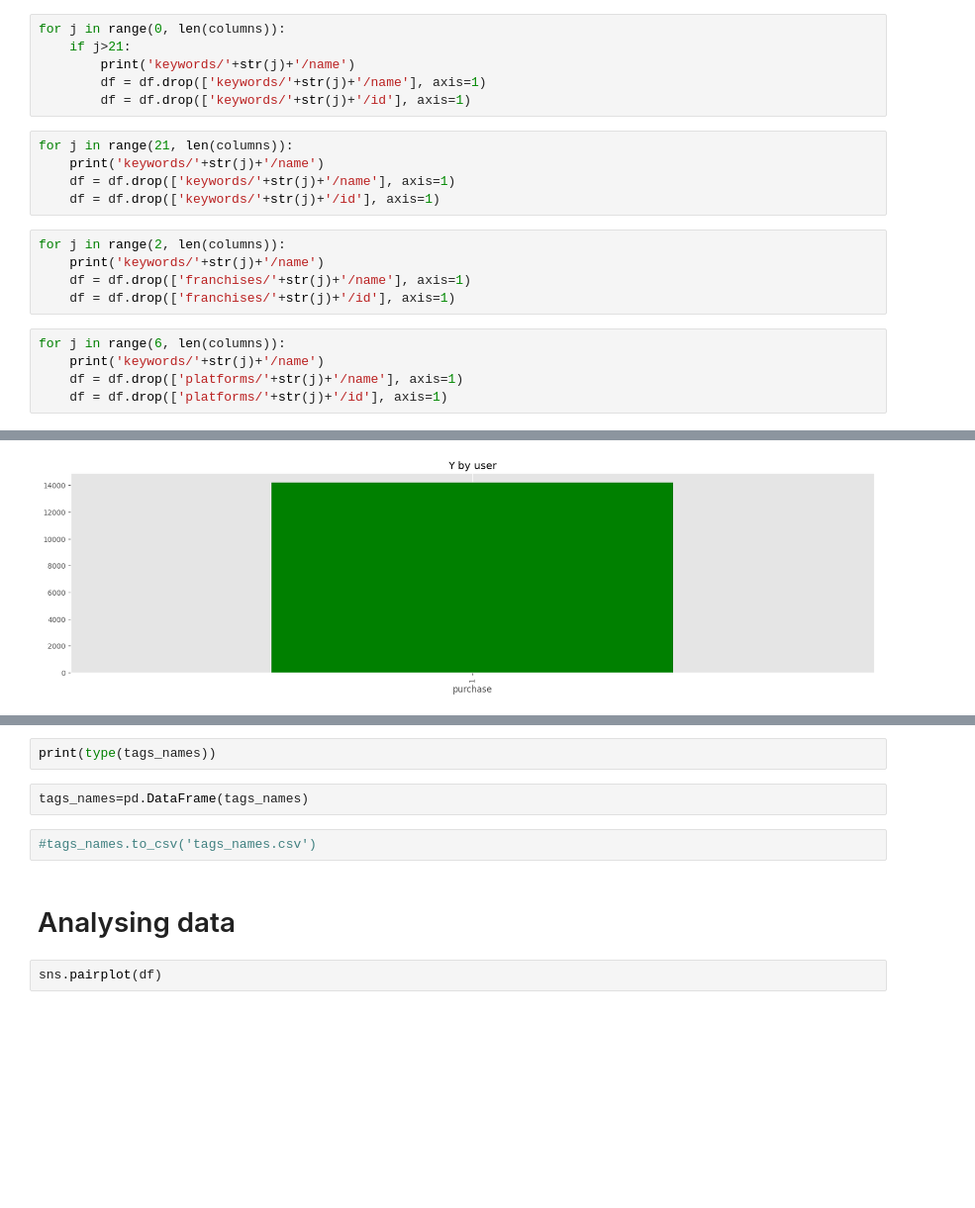
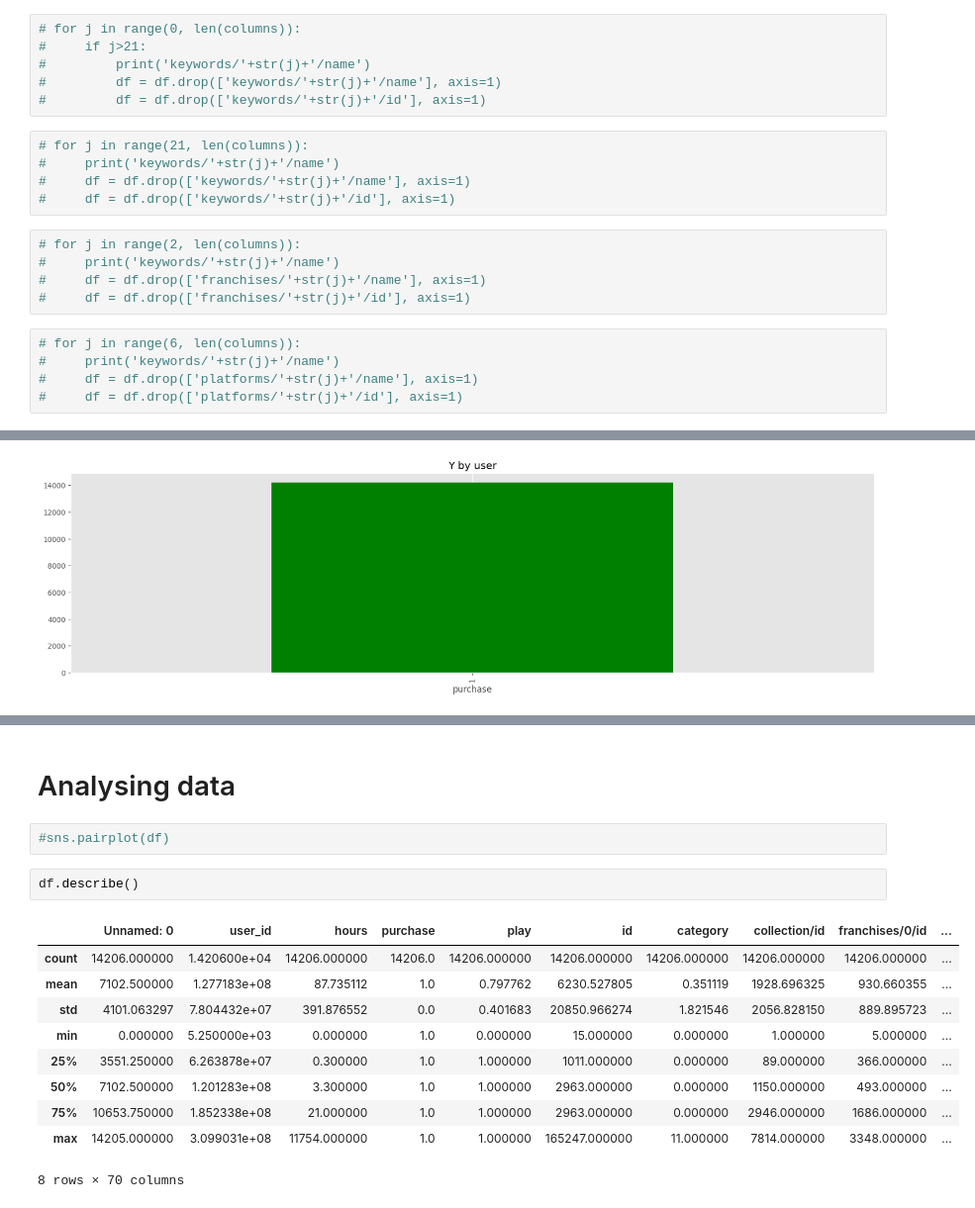
Before and after one commit to OmarEmad313/video-game-recommendation, a Jupyter notebook: video game recommendation with explicit rating/Video game recommendation with explicit data.ipynb, the cells around one changed output, grey strips where cells are left out. Shown at 99% size. Drawn from its saved outputs; the diff is of its cells as text; blank space fills up the shorter version.

```diff
--- a/video game recommendation with explicit rating/Video game recommendation with explicit data.ipynb
+++ b/video game recommendation with explicit rating/Video game recommendation with explicit data.ipynb
@@ -143,23 +102,23 @@ print('keywords/'+str(i)+'/name')
 # %% [output]
 keywords/2/name
 # %%
-for j in range(0, len(columns)):
-    if j>21:
-        print('keywords/'+str(j)+'/name')
-        df = df.drop(['keywords/'+str(j)+'/name'], axis=1)
-        df = df.drop(['keywords/'+str(j)+'/id'], axis=1)
+# for j in range(0, len(columns)):
+#     if j>21:
+#         print('keywords/'+str(j)+'/name')
+#         df = df.drop(['keywords/'+str(j)+'/name'], axis=1)
+#         df = df.drop(['keywords/'+str(j)+'/id'], axis=1)
 # %%
-for j in range(21, len(columns)):
-    print('keywords/'+str(j)+'/name')
-    df = df.drop(['keywords/'+str(j)+'/name'], axis=1)
-    df = df.drop(['keywords/'+str(j)+'/id'], axis=1)
+# for j in range(21, len(columns)):
+#     print('keywords/'+str(j)+'/name')
+#     df = df.drop(['keywords/'+str(j)+'/name'], axis=1)
+#     df = df.drop(['keywords/'+str(j)+'/id'], axis=1)
 # %%
-for j in range(2, len(columns)):
-    print('keywords/'+str(j)+'/name')
-    df = df.drop(['franchises/'+str(j)+'/name'], axis=1)
-    df = df.drop(['franchises/'+str(j)+'/id'], axis=1)
+# for j in range(2, len(columns)):
+#     print('keywords/'+str(j)+'/name')
+#     df = df.drop(['franchises/'+str(j)+'/name'], axis=1)
+#     df = df.drop(['franchises/'+str(j)+'/id'], axis=1)
 # %%
-for j in range(6, len(columns)):
-    print('keywords/'+str(j)+'/name')
-    df = df.drop(['platforms/'+str(j)+'/name'], axis=1)
-    df = df.drop(['platforms/'+str(j)+'/id'], axis=1)
+# for j in range(6, len(columns)):
+#     print('keywords/'+str(j)+'/name')
+#     df = df.drop(['platforms/'+str(j)+'/name'], axis=1)
+#     df = df.drop(['platforms/'+str(j)+'/id'], axis=1)
@@ -184,10 +141,17 @@ display(tags_names)
-# %%
-print(type(tags_names))
-# %%
-tags_names=pd.DataFrame(tags_names)
-# %%
-#tags_names.to_csv('tags_names.csv')
 # %% [markdown]
 # Analysing data
 # %%
-sns.pairplot(df)
+#sns.pairplot(df)
+# %%
+df.describe()
+# %% [output]
+|  | Unnamed: 0 | user_id | hours | purchase | play | id | category | collection/id | franchises/0/id | ... |
+| count | 14206.000000 | 1.420600e+04 | 14206.000000 | 14206.0 | 14206.000000 | 14206.000000 | 14206.000000 | 14206.000000 | 14206.000000 | ... |
+| mean | 7102.500000 | 1.277183e+08 | 87.735112 | 1.0 | 0.797762 | 6230.527805 | 0.351119 | 1928.696325 | 930.660355 | ... |
+| std | 4101.063297 | 7.804432e+07 | 391.876552 | 0.0 | 0.401683 | 20850.966274 | 1.821546 | 2056.828150 | 889.895723 | ... |
+| min | 0.000000 | 5.250000e+03 | 0.000000 | 1.0 | 0.000000 | 15.000000 | 0.000000 | 1.000000 | 5.000000 | ... |
+| 25% | 3551.250000 | 6.263878e+07 | 0.300000 | 1.0 | 1.000000 | 1011.000000 | 0.000000 | 89.000000 | 366.000000 | ... |
+| 50% | 7102.500000 | 1.201283e+08 | 3.300000 | 1.0 | 1.000000 | 2963.000000 | 0.000000 | 1150.000000 | 493.000000 | ... |
+| 75% | 10653.750000 | 1.852338e+08 | 21.000000 | 1.0 | 1.000000 | 2963.000000 | 0.000000 | 2946.000000 | 1686.000000 | ... |
+| max | 14205.000000 | 3.099031e+08 | 11754.000000 | 1.0 | 1.000000 | 165247.000000 | 11.000000 | 7814.000000 | 3348.000000 | ... |
+8 rows × 70 columns
```
Also changed, not shown: parts of 15 cells of this notebook.
